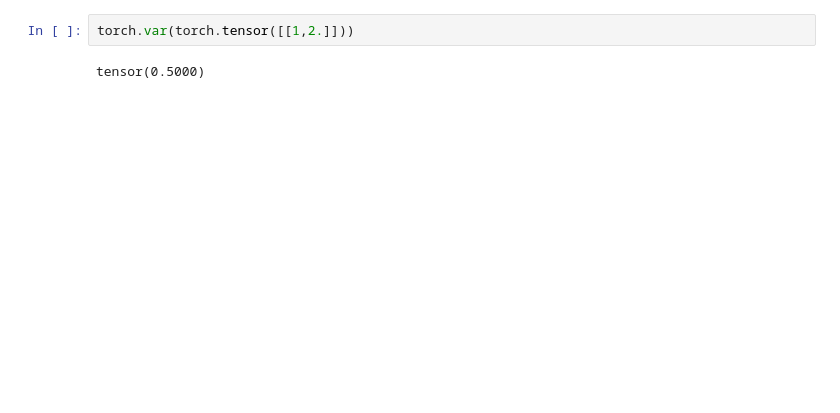
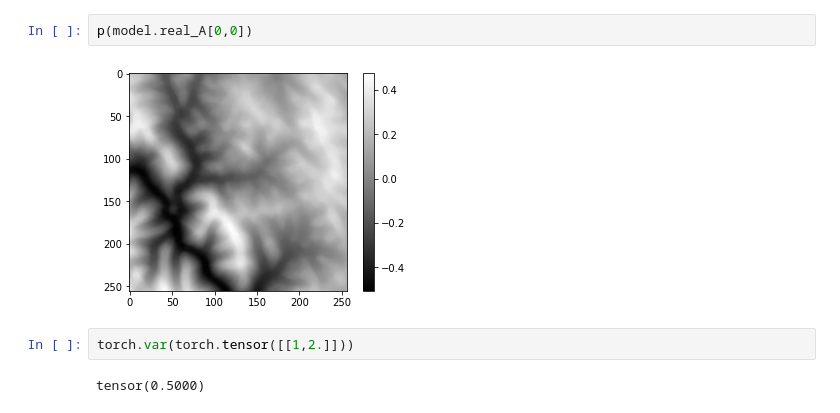
Before and after one commit to jayin92/TerrainGAN, a Jupyter notebook: API2.ipynb, the cells around one changed output. Cells and saved outputs as stored; diff of their text form; blank space fills up the shorter version.

```diff
--- a/API2.ipynb
+++ b/API2.ipynb
@@ -284,3 +301,7 @@ IndexError: index 1 is out of bounds for dimension 0 with size 1
+# %%
+p(model.real_A[0,0])
+# %% [output]
+[figure, added]
 # %%
 torch.var(torch.tensor([[1,2.]]))
 # %% [output]
```
Also changed, not shown: parts of 37 cells of this notebook, 3 other files.
